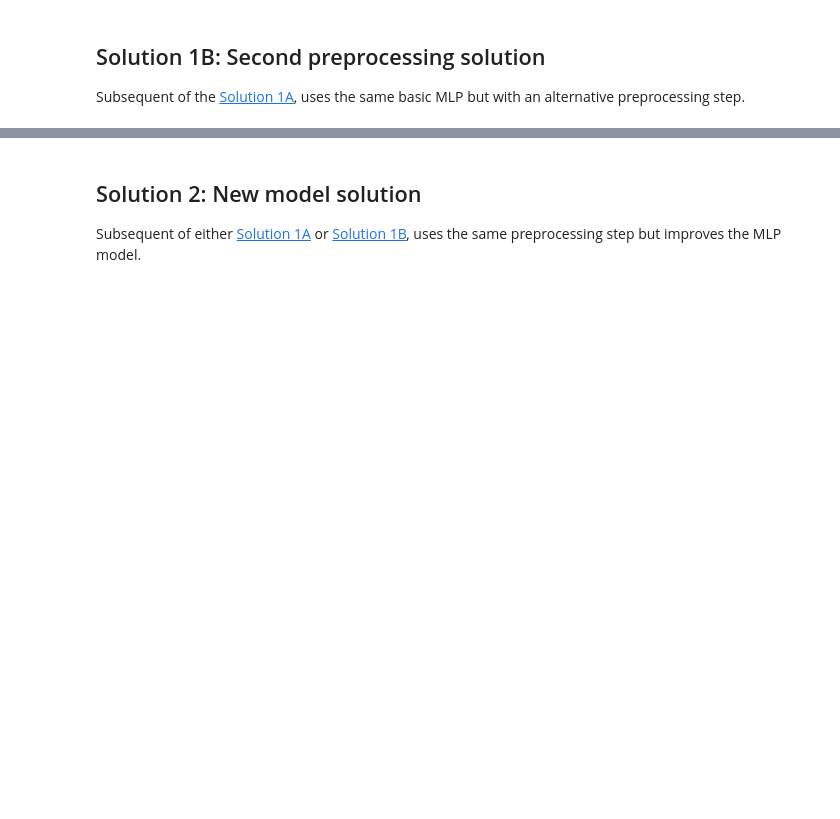
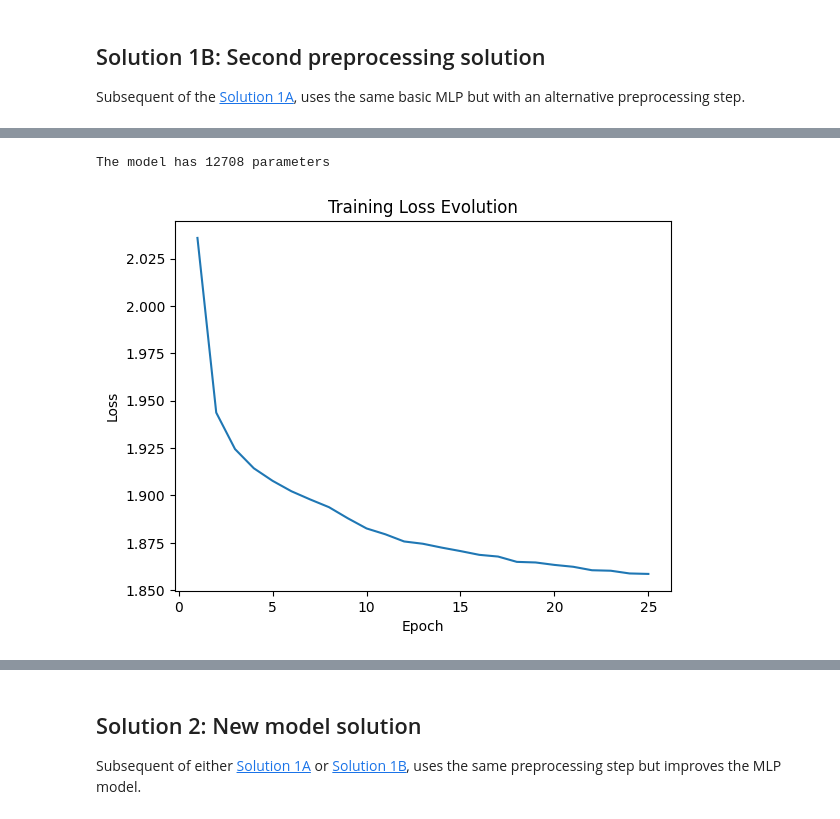
Before and after one commit to angeruiizz/Redes-Neuronales, a Jupyter notebook: P3_Angelina_RuizJimenez.ipynb, the cells around one changed output, grey strips where cells are left out. Drawn from its saved outputs; the diff is of its cells as text; code cells hidden in the pictures; blank space fills up the shorter version.

```diff
--- a/P3_Angelina_RuizJimenez.ipynb
+++ b/P3_Angelina_RuizJimenez.ipynb
@@ -663,0 +700,26 @@ train_dataset, test_dataset, input_size, num_classes, label_encoder = df_to_data
+# %%
+class Model_1A(nn.Module):
+    def __init__(self, input_size, num_classes):
+        super(Model_1A, self).__init__()
+        self.layers = nn.Sequential(
+            nn.Linear(input_size, 32), #4 num de neuronas, osea metes 14 inputs en 4 neuronas
+            nn.ReLU(), #función de activación
+            nn.Linear(32, 64), #4 porque necesito 4 inputs por cada neurona
+            nn.ReLU(),
+            nn.Linear(64, num_classes), #tendremos 9 de salida
+            nn.Softmax(dim=1) # Mandatory activation to normalize probabilities between 0 and 1
+        )
+      #faltaba la activación de cada capa.
+    def forward(self, x):
+        return self.layers(x)
+
+model = create_model(Model_1A, input_size, num_classes)
+# %% [output]
+The model has 12708 parameters
+# %%
+%%time
+losses = train(model, train_dataset, num_epochs=25, lr = 0.001)
+#función train se encarga de entrenar el modelo, el número de epocas es 5 (veces que el modelo hace un entranamiento
+#completo) y lr es la tasa de aprendizaje, osea la velocidad con la que se hace el entrenamiento
+# %% [output]
+[figure, added]
```
Also changed, not shown: parts of 30 cells of this notebook.
